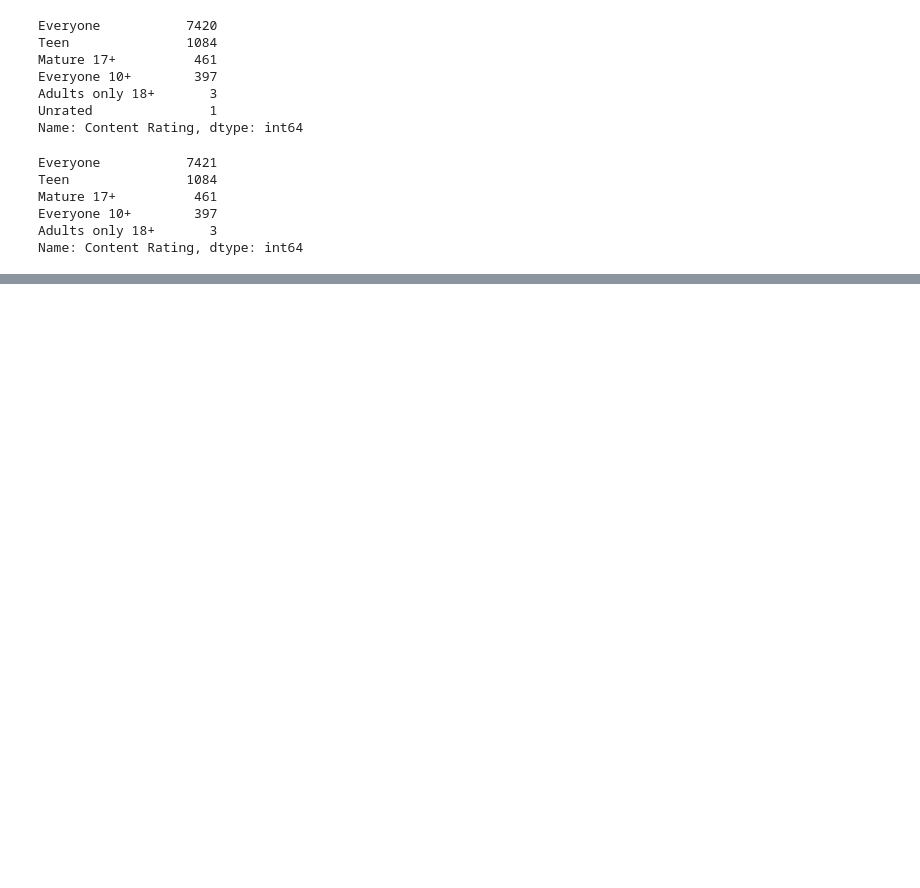
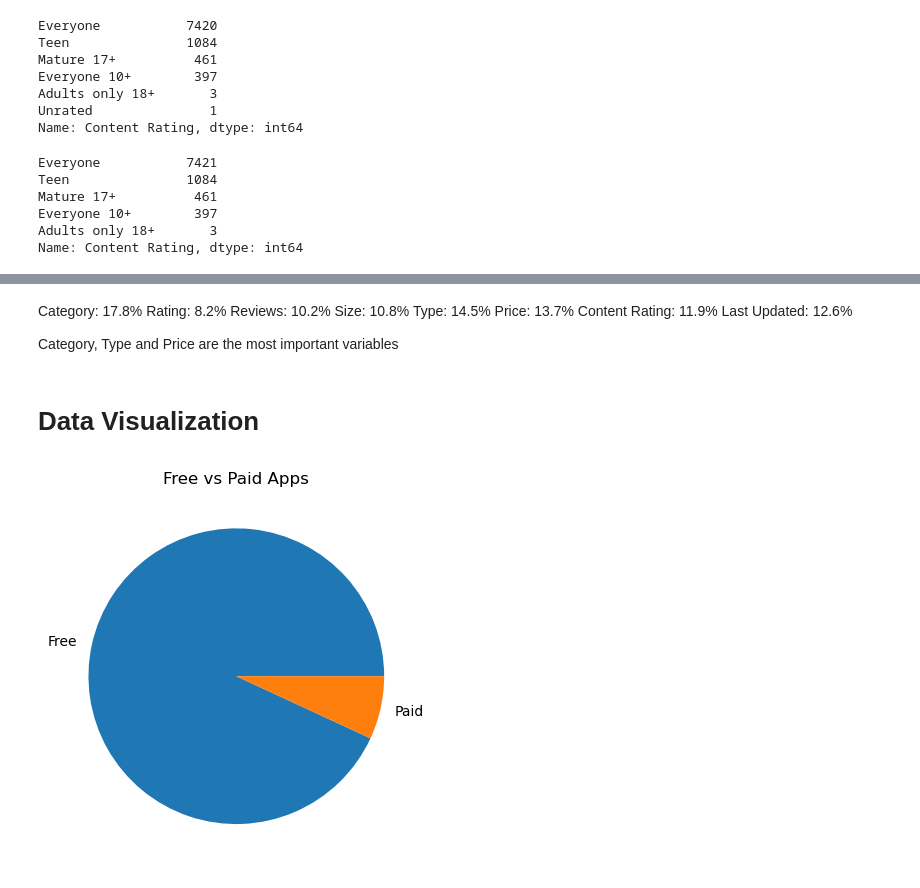
Before and after one commit to LYS312/TheAnalysts, a Jupyter notebook: TheAnalysts/TheAnalysts.ipynb, the cells around one changed output, grey strips where cells are left out. Cells and saved outputs as stored; diff of their text form; code cells hidden in the pictures; blank space fills up the shorter version.

Commit message:
visual-data01

```diff
--- a/TheAnalysts/TheAnalysts.ipynb
+++ b/TheAnalysts/TheAnalysts.ipynb
@@ -596,3 +546,7 @@ Mature 17+          461
 Everyone 10+        397
 Adults only 18+       3
 Name: Content Rating, dtype: int64
+# %%
+newClass1 = pd.Categorical(df['Content Rating'], ordered=True)
+newClass1 = newClass1.rename_categories(['1.0', '2.0','3.0','4.0','5.0'])
+newClass1.describe()
@@ -598,0 +561,2 @@ Name: Content Rating, dtype: int64
+# %%
+df['Content Rating'] = newClass1
@@ -598,0 +583,4 @@ Name: Content Rating, dtype: int64
+# %%
+newClass2 = pd.Categorical(df['Category'], ordered=True)
+newClass2 = newClass2.rename_categories(['1.0', '2.0','3.0','4.0','5.0','6.0','7.0','8.0','9.0','10.0','11.0', '12.0','13.0', '14.0', '15.0', '16.0', '17.0', '18.0', '19.0', '20.0','21.0','22.0','23.0','24.0','25.0', '26.0','27.0','28.0','29.0','30.0','31.0','32.0','33.0'])
+newClass2.describe()
@@ -598,0 +606,2 @@ Name: Content Rating, dtype: int64
+# %%
+df['Category'] = newClass2
@@ -598,0 +871,11 @@ Name: Content Rating, dtype: int64
+# %% [markdown]
+Category: 17.8%
+Rating: 8.2%
+Reviews: 10.2%
+Size: 10.8%
+Type: 14.5%
+Price: 13.7%
+Content Rating: 11.9%
+Last Updated: 12.6%
+
+Category, Type and Price are the most important variables
@@ -598,0 +891,13 @@ Name: Content Rating, dtype: int64
+# %% [markdown]
+# Data Visualization
+# %%
+# Count the number of free and paid apps
+free_apps = df[df['Type']==1].shape[0]
+paid_apps = df[df['Type']==0].shape[0]
+
+# Create a pie chart of free vs paid apps
+plt.pie([free_apps, paid_apps], labels=['Free', 'Paid'])
+plt.title('Free vs Paid Apps')
+plt.show()
+# %% [output]
+[figure, added]
```
Also changed, not shown: parts of 37 cells of this notebook.
